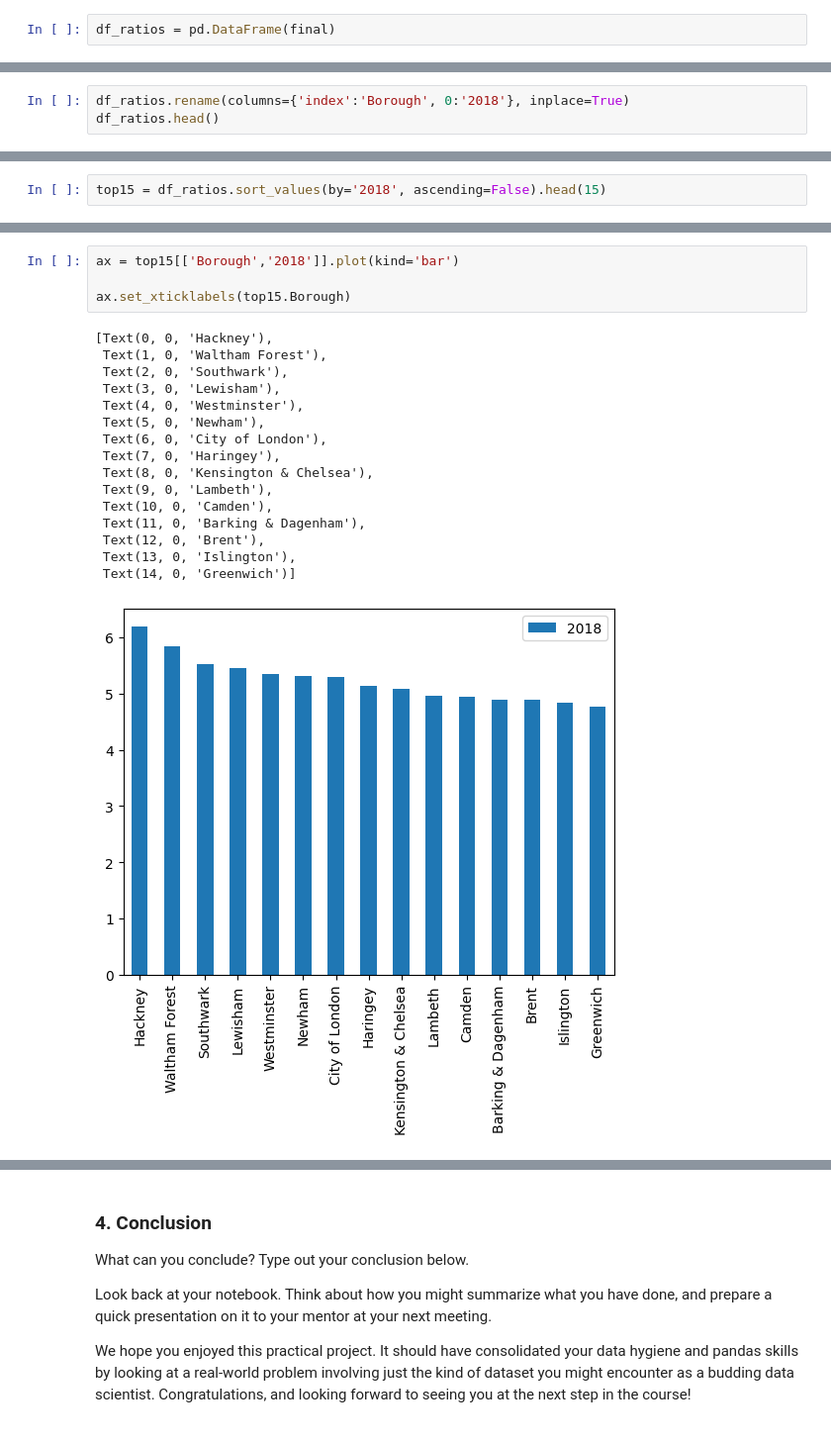
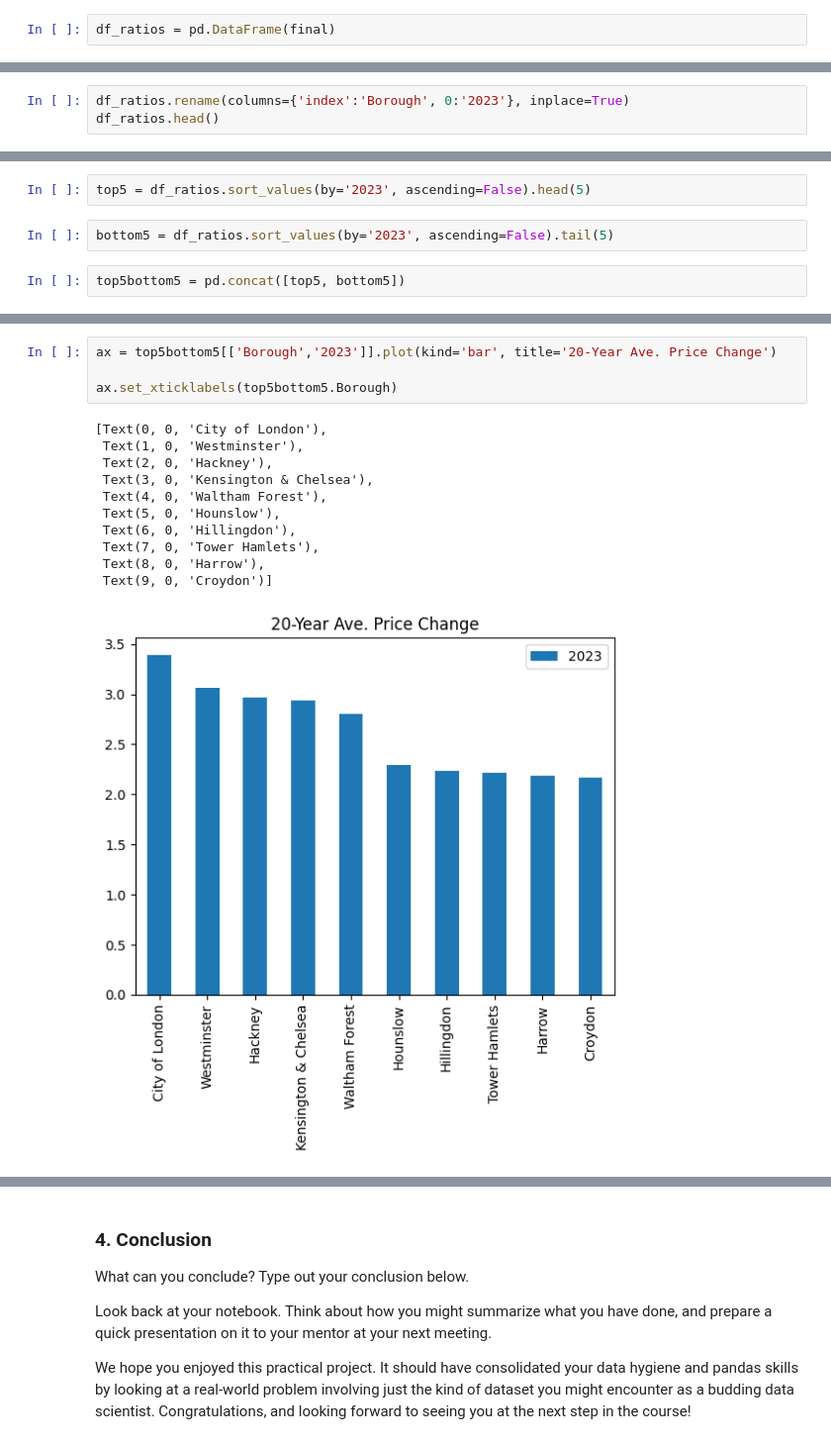
Before and after one commit to garrett-h-science/Springboard, a Jupyter notebook: Unit_4_Challenge_Tier_3.ipynb, the cells around one changed output, grey strips where cells are left out. Shown at 99% size. Drawn from its saved outputs; the diff is of its cells as text.

```diff
--- a/Unit_4_Challenge_Tier_3.ipynb
+++ b/Unit_4_Challenge_Tier_3.ipynb
@@ -510,4 +584,4 @@ df_ratios.head()
 # %%
-df_ratios.rename(columns={'index':'Borough', 0:'2018'}, inplace=True)
+df_ratios.rename(columns={'index':'Borough', 0:'2023'}, inplace=True)
 df_ratios.head()
 # %% [output]
@@ -520,3 +594,7 @@ df_ratios.head()
 # %%
-top15 = df_ratios.sort_values(by='2018', ascending=False).head(15)
+top5 = df_ratios.sort_values(by='2023', ascending=False).head(5)
+# %%
+bottom5 = df_ratios.sort_values(by='2023', ascending=False).tail(5)
+# %%
+top5bottom5 = pd.concat([top5, bottom5])
 # %%
@@ -541,21 +614,16 @@ print(top15)
 # %%
-ax = top15[['Borough','2018']].plot(kind='bar')
+ax = top5bottom5[['Borough','2023']].plot(kind='bar', title='20-Year Ave. Price Change')
 
-ax.set_xticklabels(top15.Borough)
+ax.set_xticklabels(top5bottom5.Borough)
 # %% [output]
-[Text(0, 0, 'Hackney'),
- Text(1, 0, 'Waltham Forest'),
- Text(2, 0, 'Southwark'),
- Text(3, 0, 'Lewisham'),
- Text(4, 0, 'Westminster'),
- Text(5, 0, 'Newham'),
- Text(6, 0, 'City of London'),
- Text(7, 0, 'Haringey'),
- Text(8, 0, 'Kensington & Chelsea'),
- Text(9, 0, 'Lambeth'),
- Text(10, 0, 'Camden'),
- Text(11, 0, 'Barking & Dagenham'),
- Text(12, 0, 'Brent'),
- Text(13, 0, 'Islington'),
- Text(14, 0, 'Greenwich')]
+[Text(0, 0, 'City of London'),
+ Text(1, 0, 'Westminster'),
+ Text(2, 0, 'Hackney'),
+ Text(3, 0, 'Kensington & Chelsea'),
+ Text(4, 0, 'Waltham Forest'),
+ Text(5, 0, 'Hounslow'),
+ Text(6, 0, 'Hillingdon'),
+ Text(7, 0, 'Tower Hamlets'),
+ Text(8, 0, 'Harrow'),
+ Text(9, 0, 'Croydon')]
-[figure, old version]
+[figure, new version]
```
Also changed, not shown: parts of 46 cells of this notebook.
